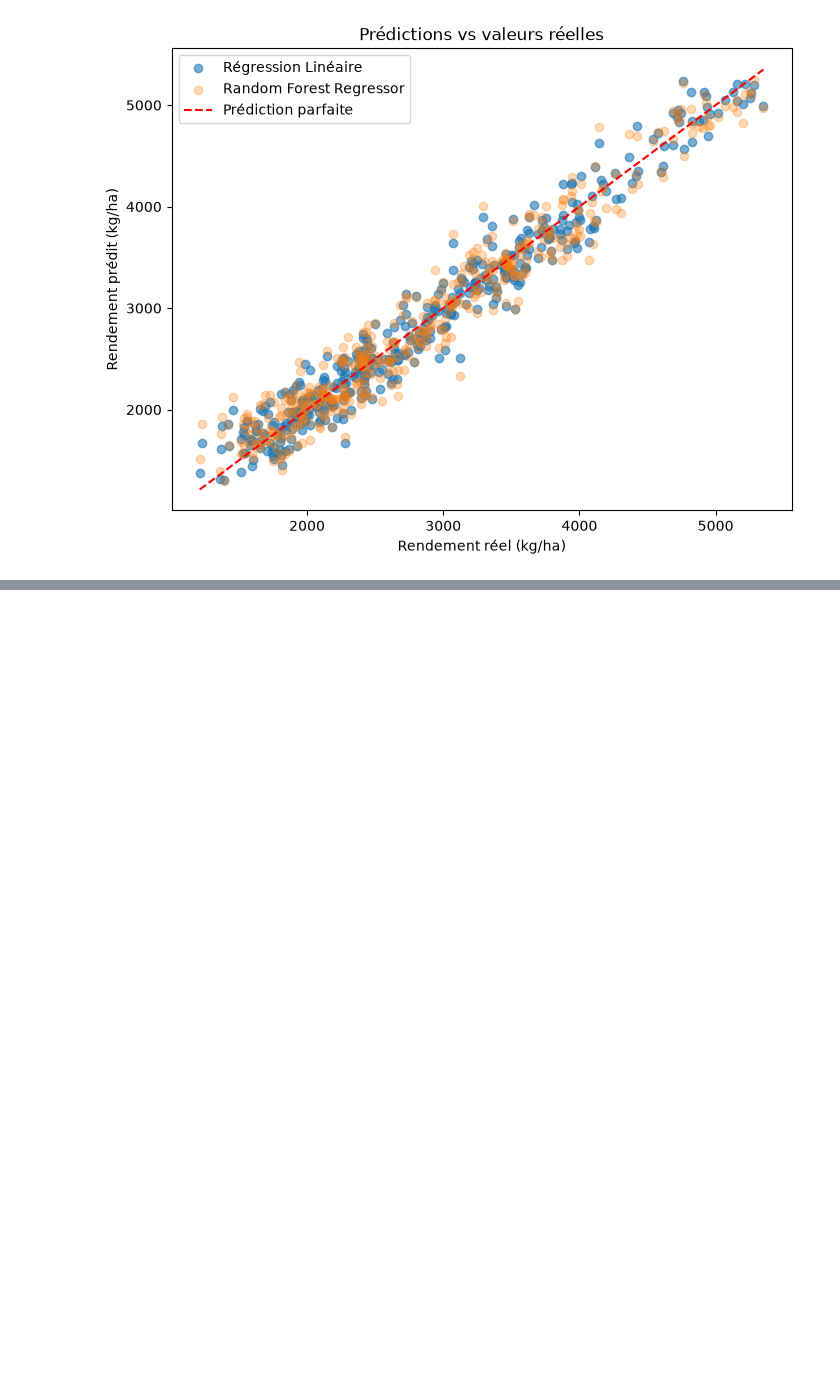
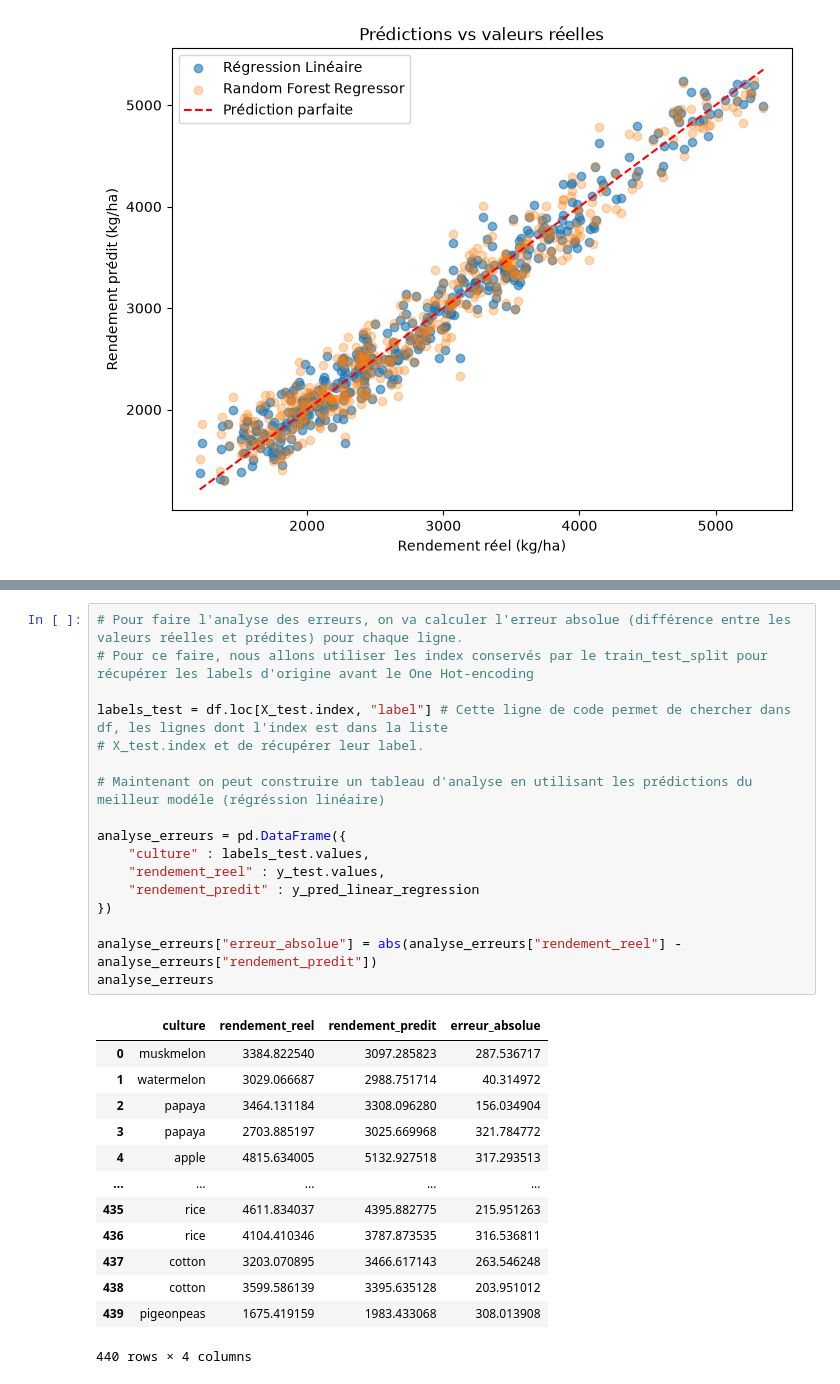
Before and after one commit to AliouneBadaraMedouneDiene/AgriPredict, a Jupyter notebook: notebooks/agripredict_pipeline.ipynb, the cells around one changed output, grey strips where cells are left out. Drawn from its saved outputs; the diff is of its cells as text; blank space fills up the shorter version.

```diff
--- a/notebooks/agripredict_pipeline.ipynb
+++ b/notebooks/agripredict_pipeline.ipynb
@@ -353,0 +366,31 @@ plt.show()
+# %%
+# Pour faire l'analyse des erreurs, on va calculer l'erreur absolue (différence entre les valeurs réelles et prédites) pour chaque ligne.
+# Pour ce faire, nous allons utiliser les index conservés par le train_test_split pour récupérer les labels d'origine avant le One Hot-encoding
+
+labels_test = df.loc[X_test.index, "label"] # Cette ligne de code permet de chercher dans df, les lignes dont l'index est dans la liste
+# X_test.index et de récupérer leur label.
+
+# Maintenant on peut construire un tableau d'analyse en utilisant les prédictions du meilleur modéle (régréssion linéaire)
+
+analyse_erreurs = pd.DataFrame({
+    "culture" : labels_test.values,
+    "rendement_reel" : y_test.values,
+    "rendement_predit" : y_pred_linear_regression
+})
+
+analyse_erreurs["erreur_absolue"] = abs(analyse_erreurs["rendement_reel"] - analyse_erreurs["rendement_predit"])
+analyse_erreurs
+# %% [output]
+|  | culture | rendement_reel | rendement_predit | erreur_absolue |
+| 0 | muskmelon | 3384.822540 | 3097.285823 | 287.536717 |
+| 1 | watermelon | 3029.066687 | 2988.751714 | 40.314972 |
+| 2 | papaya | 3464.131184 | 3308.096280 | 156.034904 |
+| 3 | papaya | 2703.885197 | 3025.669968 | 321.784772 |
+| 4 | apple | 4815.634005 | 5132.927518 | 317.293513 |
+| ... | ... | ... | ... | ... |
+| 435 | rice | 4611.834037 | 4395.882775 | 215.951263 |
+| 436 | rice | 4104.410346 | 3787.873535 | 316.536811 |
+| 437 | cotton | 3203.070895 | 3466.617143 | 263.546248 |
+| 438 | cotton | 3599.586139 | 3395.635128 | 203.951012 |
+| 439 | pigeonpeas | 1675.419159 | 1983.433068 | 308.013908 |
+440 rows × 4 columns
```
Also changed, not shown: parts of 9 cells of this notebook, 2 other files.
